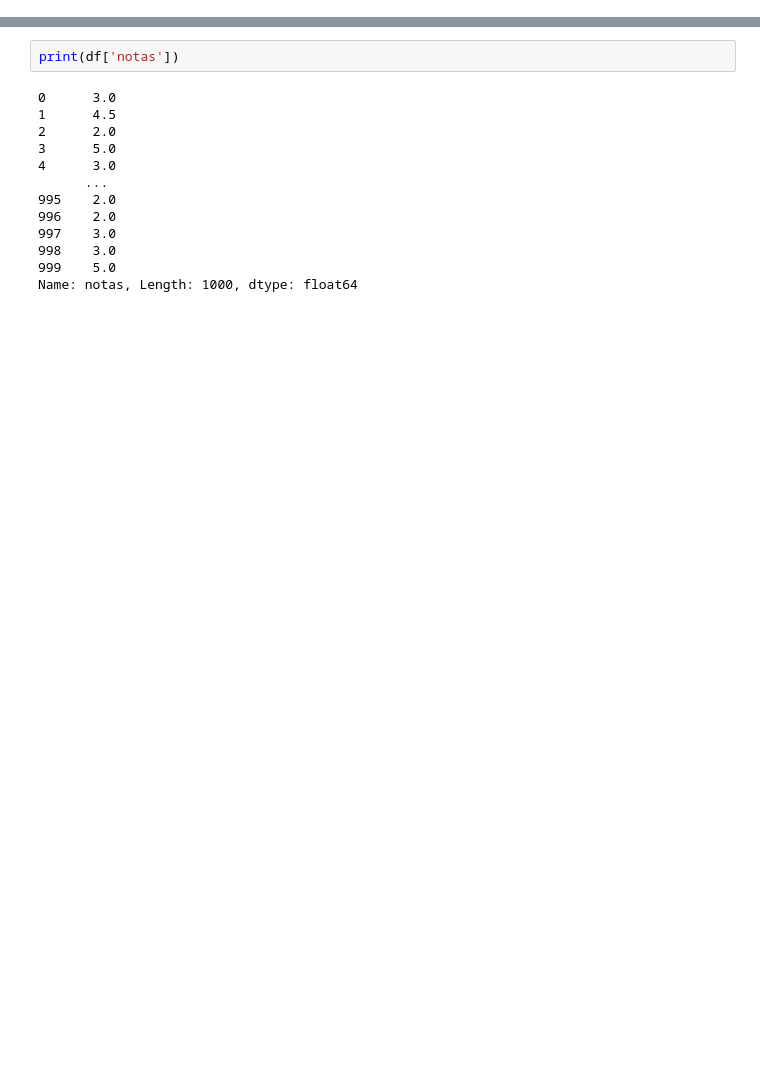
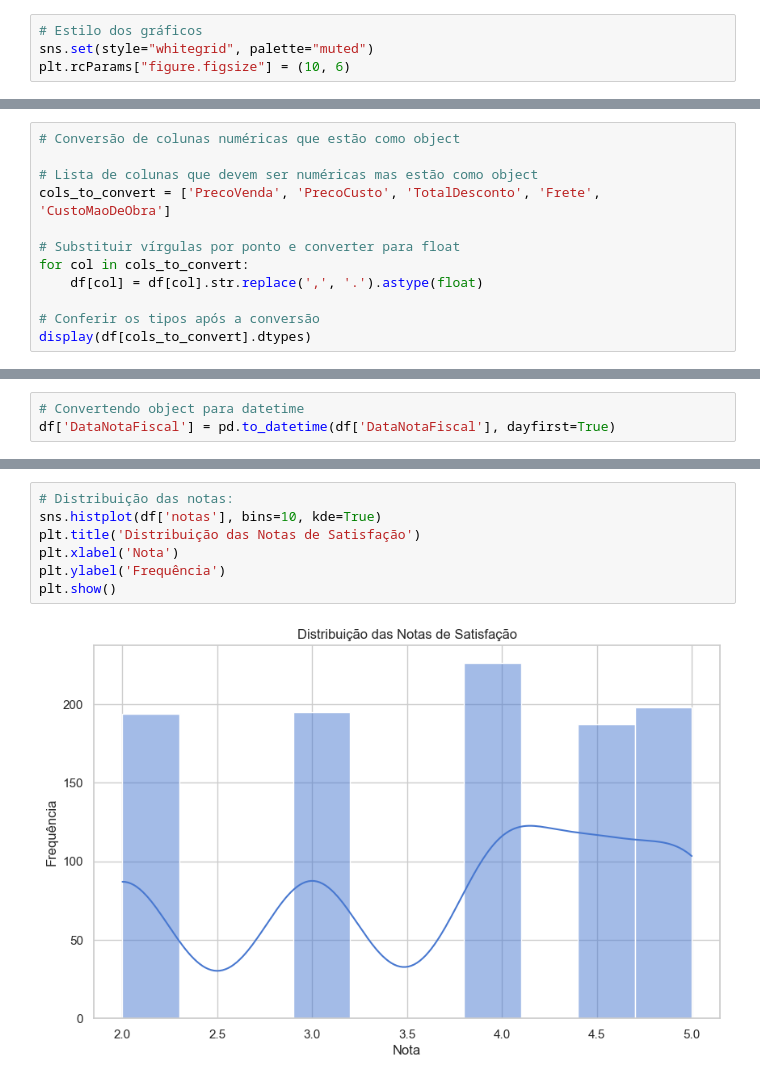
Before and after one commit to Guht0/challenge2025, a Jupyter notebook: notebooks/01_eda.ipynb, the cells around one changed output, grey strips where cells are left out. Drawn from its saved outputs; the diff is of its cells as text; blank space fills up the shorter version.

```diff
--- a/notebooks/01_eda.ipynb
+++ b/notebooks/01_eda.ipynb
@@ -3 +8,5 @@ import pandas as pd
+# %%
+# Estilo dos gráficos
+sns.set(style="whitegrid", palette="muted")
+plt.rcParams["figure.figsize"] = (10, 6)
 # %%
@@ -14,0 +88,12 @@ df.head()
+# %%
+# Conversão de colunas numéricas que estão como object
+
+# Lista de colunas que devem ser numéricas mas estão como object
+cols_to_convert = ['PrecoVenda', 'PrecoCusto', 'TotalDesconto', 'Frete', 'CustoMaoDeObra']
+
+# Substituir vírgulas por ponto e converter para float
+for col in cols_to_convert:
+    df[col] = df[col].str.replace(',', '.').astype(float)
+
+# Conferir os tipos após a conversão
+display(df[cols_to_convert].dtypes)
@@ -15 +107,4 @@ df.head()
+# %%
+# Convertendo object para datetime
+df['DataNotaFiscal'] = pd.to_datetime(df['DataNotaFiscal'], dayfirst=True)
 # %%
@@ -17,15 +129,9 @@ df['notas'] = df['Indi_Satisfacao'].str.extract(r'(\d+(?:\.\d+)?)').astype(float
-# %%
-print(df['notas'])
-# %% [output]
-0      3.0
-1      4.5
-2      2.0
-3      5.0
-4      3.0
-      ...
-995    2.0
-996    2.0
-997    3.0
-998    3.0
-999    5.0
-Name: notas, Length: 1000, dtype: float64
+# %%
+# Distribuição das notas:
+sns.histplot(df['notas'], bins=10, kde=True)
+plt.title('Distribuição das Notas de Satisfação')
+plt.xlabel('Nota')
+plt.ylabel('Frequência')
+plt.show()
+# %% [output]
+[figure, added]
```
Also changed, not shown: parts of 22 cells of this notebook, 3 other files.
